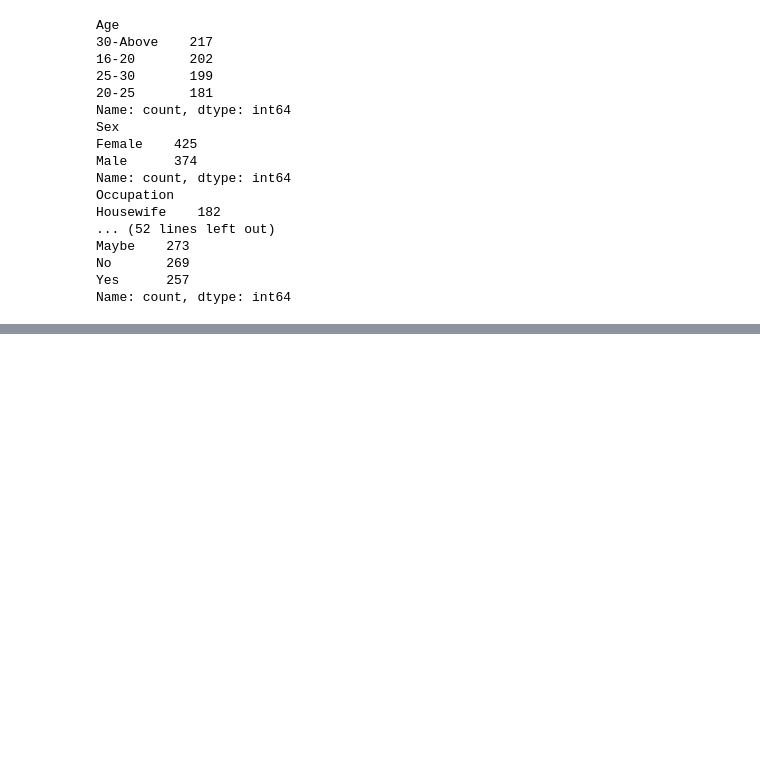
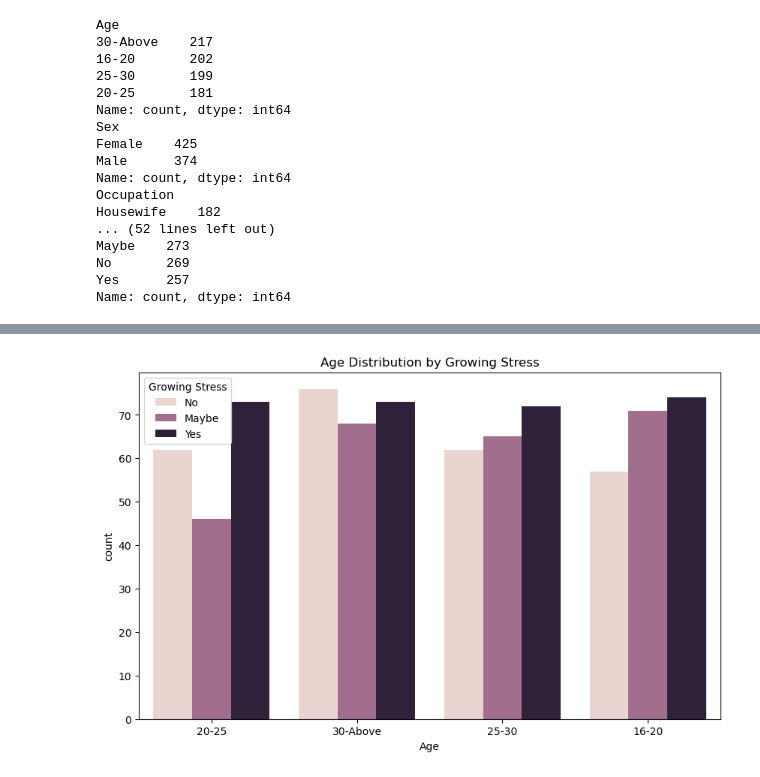
Before and after one commit to hakankorpe/2024, a Jupyter notebook: mental_health_dataset/Mental Health Data.ipynb, the cells around one changed output, grey strips where cells are left out. Cells and saved outputs as stored; diff of their text form; code cells hidden in the pictures; blank space fills up the shorter version.

```diff
--- a/mental_health_dataset/Mental Health Data.ipynb
+++ b/mental_health_dataset/Mental Health Data.ipynb
@@ -80,0 +171,23 @@ Name: count, dtype: int64
+# %%
+import seaborn as sns
+import matplotlib.pyplot as plt
+
+# Assuming 'Growing Stress' is your target variable
+target_variable = "Growing Stress"
+
+# Create a copy of the dataframe for plotting
+plot_data = base_data.copy()
+# %%
+# Plotting 'Age' against the target variable
+plt.figure(figsize=(10, 6))
+sns.countplot(x="Age", hue=target_variable, data=plot_data)
+
+# Map the legend labels to the original values
+legend_labels = {0: "Yes", 1: "Maybe", 2: "No"}
+hue_labels = plot_data[target_variable].unique()
+plt.legend(title=target_variable, labels=[legend_labels[label] for label in hue_labels])
+
+plt.title(f"Age Distribution by {target_variable}")
+plt.show()
+# %% [output]
+[figure, added]
```
Also changed, not shown: parts of 14 cells of this notebook, 1 other file.
